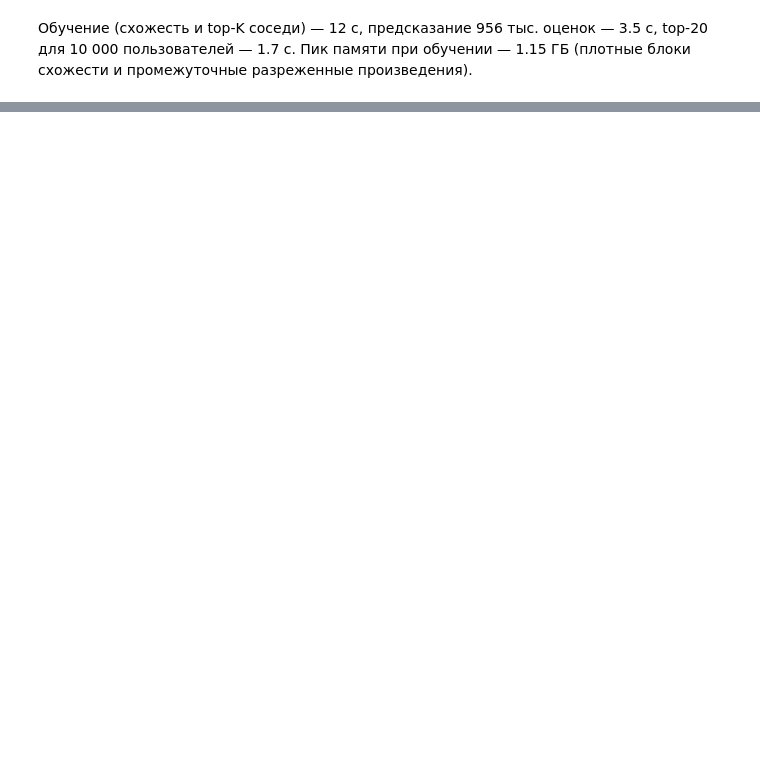
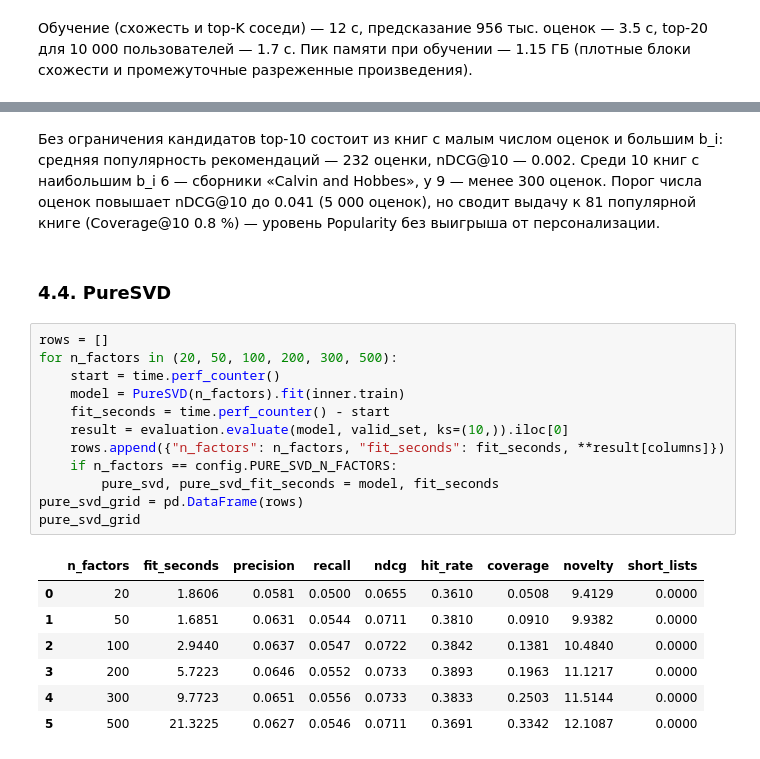
Before and after one commit to a-kapset/Rec_Systems_HW1, a Jupyter notebook: notebooks/goodbooks_recsys.ipynb, the cells around one changed output, grey strips where cells are left out. Drawn from its saved outputs; the diff is of its cells as text; blank space fills up the shorter version.

```diff
--- a/notebooks/goodbooks_recsys.ipynb
+++ b/notebooks/goodbooks_recsys.ipynb
@@ -716,0 +834,24 @@ pd.Series(
+# %% [markdown]
+Без ограничения кандидатов top-10 состоит из книг с малым числом оценок и большим b_i: средняя популярность рекомендаций — 232 оценки, nDCG@10 — 0.002. Среди 10 книг с наибольшим b_i 6 — сборники «Calvin and Hobbes», у 9 — менее 300 оценок. Порог числа оценок повышает nDCG@10 до 0.041 (5 000 оценок), но сводит выдачу к 81 популярной книге (Coverage@10 0.8 %) — уровень Popularity без выигрыша от персонализации.
+# %% [markdown]
+### 4.4. PureSVD
+# %%
+rows = []
+for n_factors in (20, 50, 100, 200, 300, 500):
+    start = time.perf_counter()
+    model = PureSVD(n_factors).fit(inner.train)
+    fit_seconds = time.perf_counter() - start
+    result = evaluation.evaluate(model, valid_set, ks=(10,)).iloc[0]
+    rows.append({"n_factors": n_factors, "fit_seconds": fit_seconds, **result[columns]})
+    if n_factors == config.PURE_SVD_N_FACTORS:
+        pure_svd, pure_svd_fit_seconds = model, fit_seconds
+pure_svd_grid = pd.DataFrame(rows)
+pure_svd_grid
+# %% [output]
+|  | n_factors | fit_seconds | precision | recall | ndcg | hit_rate | coverage | novelty | short_lists |
+| 0 | 20 | 1.8606 | 0.0581 | 0.0500 | 0.0655 | 0.3610 | 0.0508 | 9.4129 | 0.0000 |
+| 1 | 50 | 1.6851 | 0.0631 | 0.0544 | 0.0711 | 0.3810 | 0.0910 | 9.9382 | 0.0000 |
+| 2 | 100 | 2.9440 | 0.0637 | 0.0547 | 0.0722 | 0.3842 | 0.1381 | 10.4840 | 0.0000 |
+| 3 | 200 | 5.7223 | 0.0646 | 0.0552 | 0.0733 | 0.3893 | 0.1963 | 11.1217 | 0.0000 |
+| 4 | 300 | 9.7723 | 0.0651 | 0.0556 | 0.0733 | 0.3833 | 0.2503 | 11.5144 | 0.0000 |
+| 5 | 500 | 21.3225 | 0.0627 | 0.0546 | 0.0711 | 0.3691 | 0.3342 | 12.1087 | 0.0000 |
```
Also changed, not shown: parts of 21 cells of this notebook, 5 other files.
